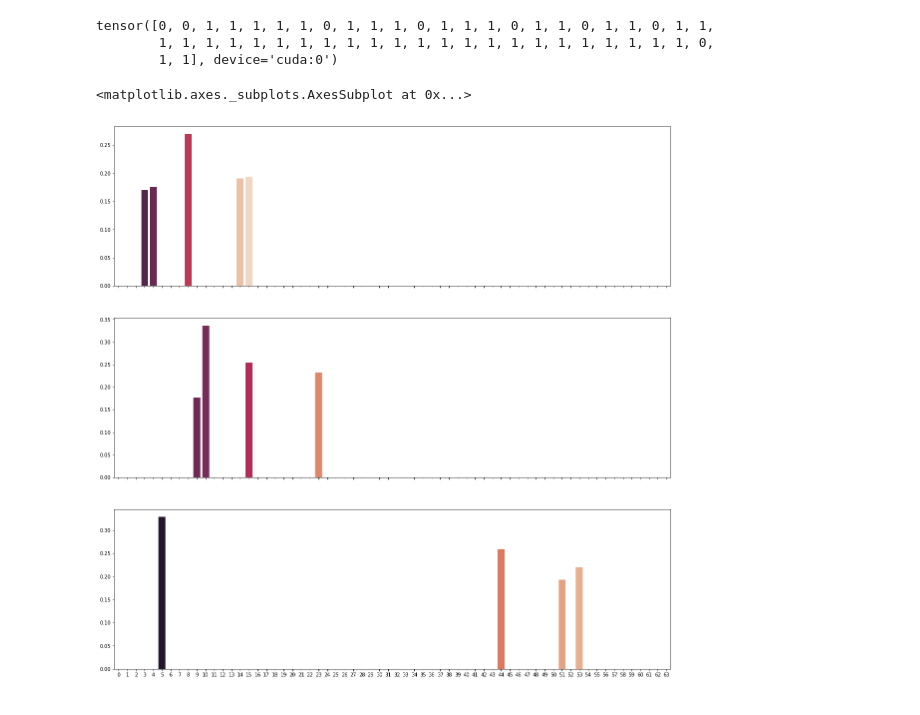
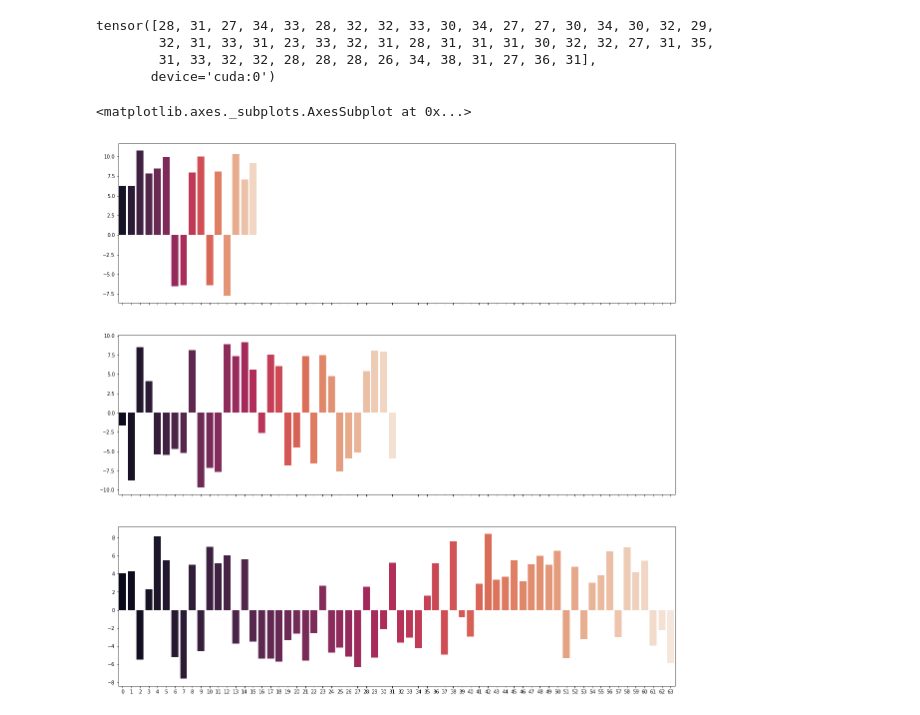
Before and after one commit to alexander-prutko/otus-ds-homework, a Jupyter notebook: homework-4/sparse_ae_sm.ipynb, the cells around one changed output. Drawn from its saved outputs; the diff is of its cells as text; code cells hidden in the pictures.

```diff
--- a/homework-4/sparse_ae_sm.ipynb
+++ b/homework-4/sparse_ae_sm.ipynb
@@ -28,8 +28,10 @@ class Encoder(nn.Module):
         self.fc1 = nn.Linear(28*28, latent_size)
 
     def forward(self, x):
-        x = torch.softmax(self.fc1(x), 1)
+#         x = torch.softmax(self.fc1(x), 1)
 #         x = torch.sigmoid(self.fc1(x))
+        x = self.fc1(x)
+#         print(x.size())
         return x
 
 class Decoder(nn.Module):
@@ -82,7 +84,10 @@ class Net(nn.Module):
 #         dkl[maxInd] = 0
 #         print(maxInd, dkl)
 
-        dkl = -F.nll_loss(input_, target_)*1000
+#         print(self.data_rho, self.data_rho.size())
+        input_ = torch.softmax(self.data_rho.reshape([1, self.latent_size]), 1)#.reshape([1, self.latent_size])
+        target_ = torch.argmax(input_).reshape([1])
+        dkl = -F.nll_loss(input_, target_)*100000
 
         if size_average:
             self._rho_loss = dkl.mean()
@@ -194,18 +199,19 @@ with torch.no_grad():
     decoded_f = models['64'].decode(encoded)
     f_to_plot = ((decoded_f.view(-1, 1, 28, 28)+1)*0.5).clamp(0, 1).data.cpu().numpy()
 # %% [output]
-tensor([0, 0, 1, 1, 1, 1, 1, 0, 1, 1, 1, 0, 1, 1, 1, 0, 1, 1, 0, 1, 1, 0, 1, 1,
-        1, 1, 1, 1, 1, 1, 1, 1, 1, 1, 1, 1, 1, 1, 1, 1, 1, 1, 1, 1, 1, 1, 1, 0,
-        1, 1], device='cuda:0')
+tensor([28, 31, 27, 34, 33, 28, 32, 32, 33, 30, 34, 27, 27, 30, 34, 30, 32, 29,
+        32, 31, 33, 31, 23, 33, 32, 31, 28, 31, 31, 31, 30, 32, 32, 27, 31, 35,
+        31, 33, 32, 32, 28, 28, 28, 26, 34, 38, 31, 27, 36, 31],
+       device='cuda:0')
 # %%
 f, (ax1, ax2, ax3) = plt.subplots(3, 1, figsize=(20, 20), sharex=True)
-i = 19
+i = 4
 sns.barplot(np.arange(16), test_log['16'][i][2].cpu().numpy(), palette="rocket", ax=ax1)
 sns.barplot(np.arange(32), test_log['32'][i][2].cpu().numpy(), palette="rocket", ax=ax2)
 sns.barplot(np.arange(64), test_log['64'][i][2].cpu().numpy(), palette="rocket", ax=ax3)
 # %% [output]
 <matplotlib.axes._subplots.AxesSubplot at 0x...>
-[figure, old version]
+[figure, new version]
 # %%
 plot_mnist(data.data.numpy(), (5, 10))
 plot_mnist(to_plot, (5, 10))
```
Also changed, not shown: parts of 2 cells of this notebook.
